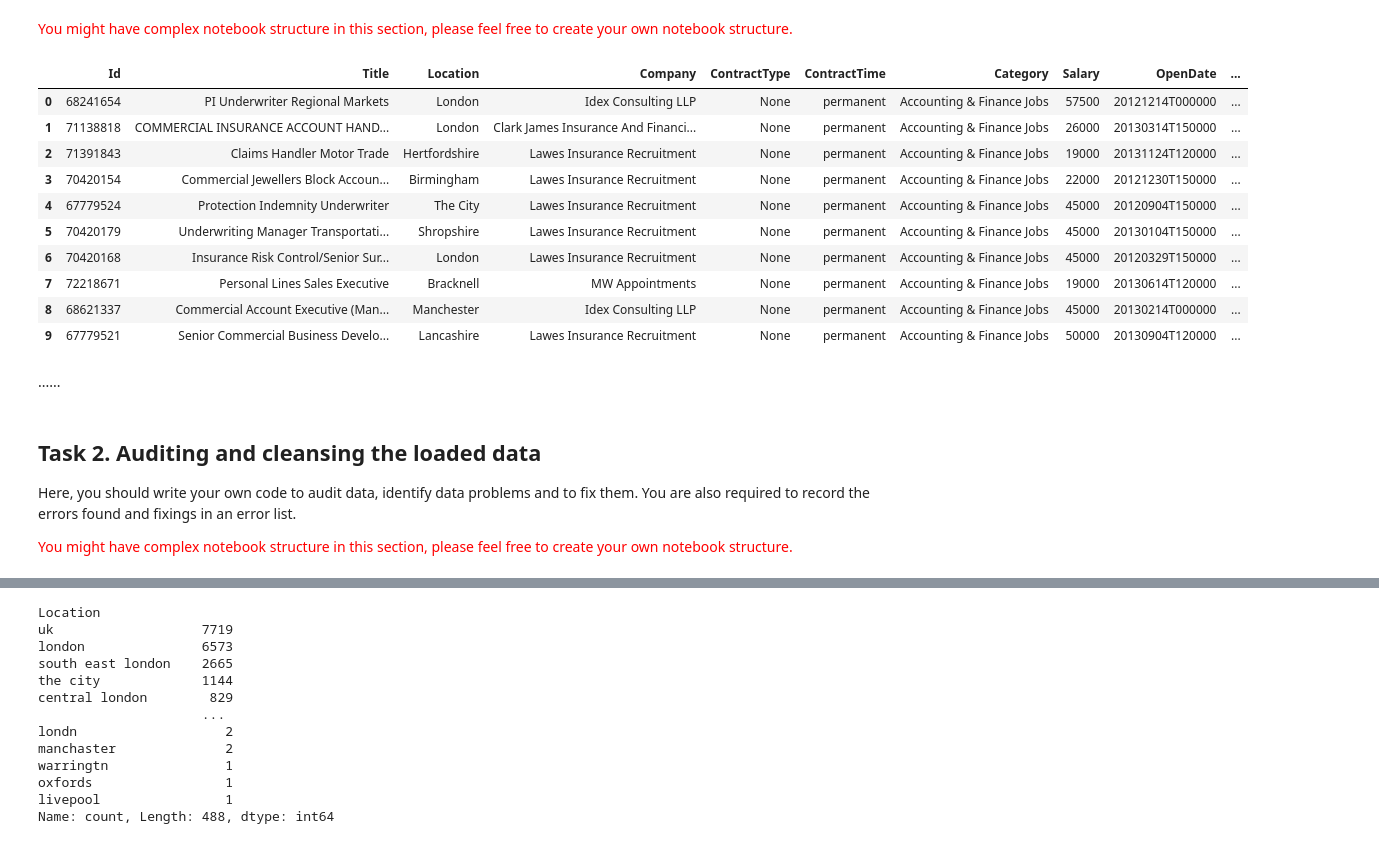
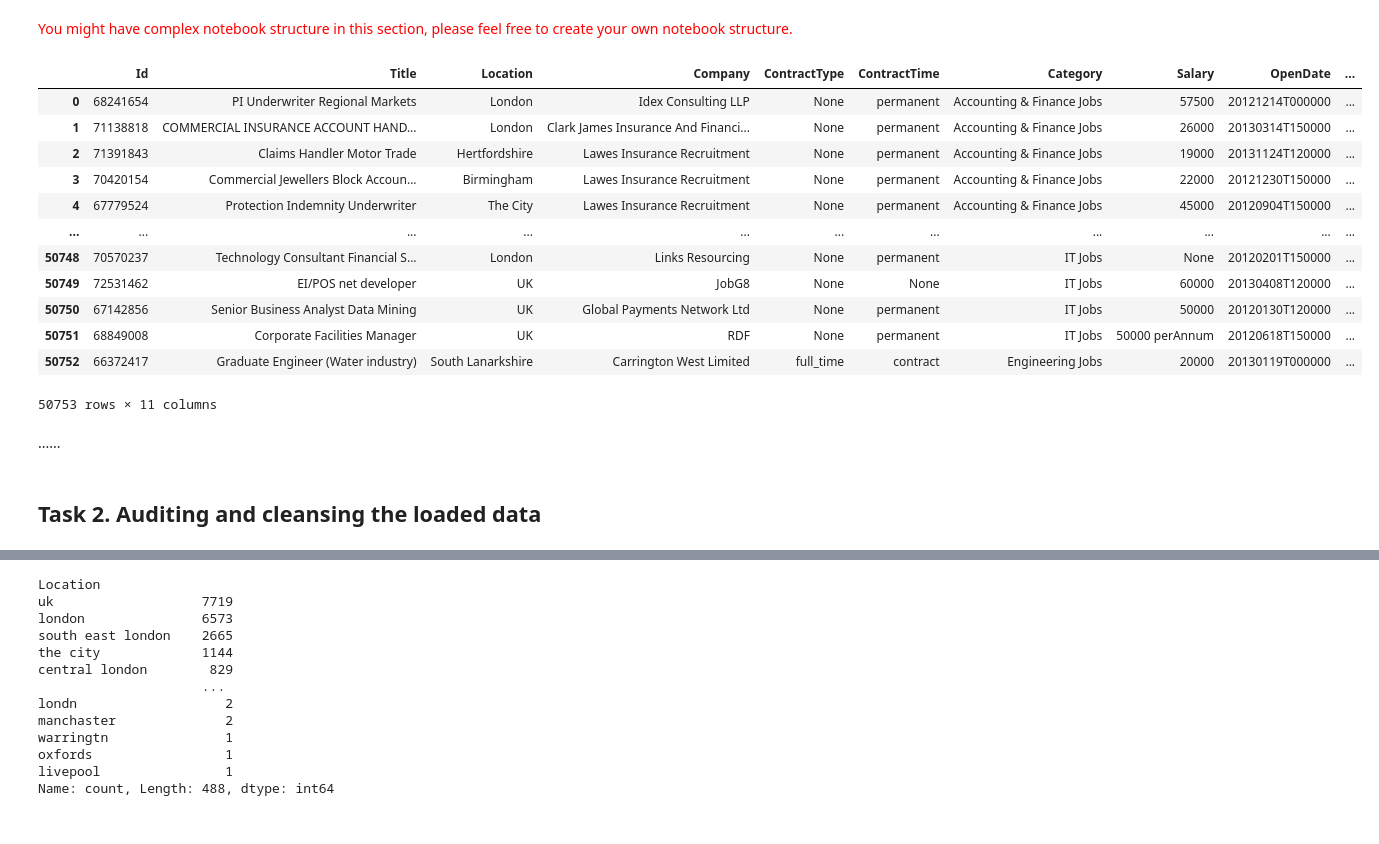
Before and after one commit to ayushpatel2002/Data-cleansing-and-modelling, a Jupyter notebook: s3891013_task1_2.ipynb, the cells around one changed output, grey strips where cells are left out. Drawn from its saved outputs; the diff is of its cells as text; code cells hidden in the pictures.

```diff
--- a/s3891013_task1_2.ipynb
+++ b/s3891013_task1_2.ipynb
@@ -99,46 +116,43 @@ This structure suggests that the XML file aggregates job listings from various s
 # %%
 # Parsing the XML and storing it in a list of dictionaries
 data = []
 
 # Iterating through each source and its rows
 for source in root.findall('Source'):
     sourceName = source.attrib['Name']
     for row in source.findall('Row'):
         record = {
             'Id': row.attrib['ID'],
             'Title': row.find('Title').text if row.find('Title') is not None else None,
             'Location': row.find('Location').text if row.find('Location') is not None else None,
             'Company': row.find('Company').text if row.find('Company') is not None else None,
             'ContractType': row.find('ContractType').text if row.find('ContractType') is not None else None,
             'ContractTime': row.find('ContractTime').text if row.find('ContractTime') is not None else None,
             'Category': row.find('Category').text if row.find('Category') is not None else None,
             'Salary': row.find('Salary').text if row.find('Salary') is not None else None,
             'OpenDate': row.find('OpenDate').text if row.find('OpenDate') is not None else None,
             'CloseDate': row.find('CloseDate').text if row.find('CloseDate') is not None else None,
             'SourceName': sourceName
         }
         data.append(record)
 
 df = pd.DataFrame(data)
+df
+# %% [output]
+|  | Id | Title | Location | Company | ContractType | ContractTime | Category | Salary | OpenDate | ... |
+| 0 | 68241654 | PI Underwriter Regional Markets | London | Idex Consulting LLP | None | permanent | Accounting & Finance Jobs | 57500 | 20121214T000000 | ... |
+| 1 | 71138818 | COMMERCIAL INSURANCE ACCOUNT HAND... | London | Clark James Insurance And Financi... | None | permanent | Accounting & Finance Jobs | 26000 | 20130314T150000 | ... |
+| 2 | 71391843 | Claims Handler Motor Trade | Hertfordshire | Lawes Insurance Recruitment | None | permanent | Accounting & Finance Jobs | 19000 | 20131124T120000 | ... |
+| 3 | 70420154 | Commercial Jewellers Block Accoun... | Birmingham | Lawes Insurance Recruitment | None | permanent | Accounting & Finance Jobs | 22000 | 20121230T150000 | ... |
+| 4 | 67779524 | Protection Indemnity Underwriter | The City | Lawes Insurance Recruitment | None | permanent | Accounting & Finance Jobs | 45000 | 20120904T150000 | ... |
+| ... | ... | ... | ... | ... | ... | ... | ... | ... | ... | ... |
+| 50748 | 70570237 | Technology Consultant Financial S... | London | Links Resourcing | None | permanent | IT Jobs | None | 20120201T150000 | ... |
+| 50749 | 72531462 | EI/POS net developer | UK | JobG8 | None | None | IT Jobs | 60000 | 20130408T120000 | ... |
+| 50750 | 67142856 | Senior Business Analyst Data Mining | UK | Global Payments Network Ltd | None | permanent | IT Jobs | 50000 | 20120130T120000 | ... |
+| 50751 | 68849008 | Corporate Facilities Manager | UK | RDF | None | permanent | IT Jobs | 50000 perAnnum | 20120618T150000 | ... |
+| 50752 | 66372417 | Graduate Engineer (Water industry) | South Lanarkshire | Carrington West Limited | full_time | contract | Engineering Jobs | 20000 | 20130119T000000 | ... |
+50753 rows × 11 columns
-# %%
-df.head(10)
-# %% [output]
-|  | Id | Title | Location | Company | ContractType | ContractTime | Category | Salary | OpenDate | ... |
-| 0 | 68241654 | PI Underwriter Regional Markets | London | Idex Consulting LLP | None | permanent | Accounting & Finance Jobs | 57500 | 20121214T000000 | ... |
-| 1 | 71138818 | COMMERCIAL INSURANCE ACCOUNT HAND... | London | Clark James Insurance And Financi... | None | permanent | Accounting & Finance Jobs | 26000 | 20130314T150000 | ... |
-| 2 | 71391843 | Claims Handler Motor Trade | Hertfordshire | Lawes Insurance Recruitment | None | permanent | Accounting & Finance Jobs | 19000 | 20131124T120000 | ... |
-| 3 | 70420154 | Commercial Jewellers Block Accoun... | Birmingham | Lawes Insurance Recruitment | None | permanent | Accounting & Finance Jobs | 22000 | 20121230T150000 | ... |
-| 4 | 67779524 | Protection Indemnity Underwriter | The City | Lawes Insurance Recruitment | None | permanent | Accounting & Finance Jobs | 45000 | 20120904T150000 | ... |
-| 5 | 70420179 | Underwriting Manager Transportati... | Shropshire | Lawes Insurance Recruitment | None | permanent | Accounting & Finance Jobs | 45000 | 20130104T150000 | ... |
-| 6 | 70420168 | Insurance Risk Control/Senior Sur... | London | Lawes Insurance Recruitment | None | permanent | Accounting & Finance Jobs | 45000 | 20120329T150000 | ... |
-| 7 | 72218671 | Personal Lines Sales Executive | Bracknell | MW Appointments | None | permanent | Accounting & Finance Jobs | 19000 | 20130614T120000 | ... |
-| 8 | 68621337 | Commercial Account Executive (Man... | Manchester | Idex Consulting LLP | None | permanent | Accounting & Finance Jobs | 45000 | 20130214T000000 | ... |
-| 9 | 67779521 | Senior Commercial Business Develo... | Lancashire | Lawes Insurance Recruitment | None | permanent | Accounting & Finance Jobs | 50000 | 20130904T120000 | ... |
 # %% [markdown]
 ......
-# %% [markdown]
-## Task 2. Auditing and cleansing the loaded data
-
-Here, you should write your own code to audit data, identify data problems and to fix them. You are also required to record the errors found and fixings in an error list.
-
-<span style="color: red"> You might have complex notebook structure in this section, please feel free to create your own notebook structure. </span>
+# %% [markdown]
+## Task 2. Auditing and cleansing the loaded data
```
Also changed, not shown: parts of 73 cells of this notebook, 2 other files.
